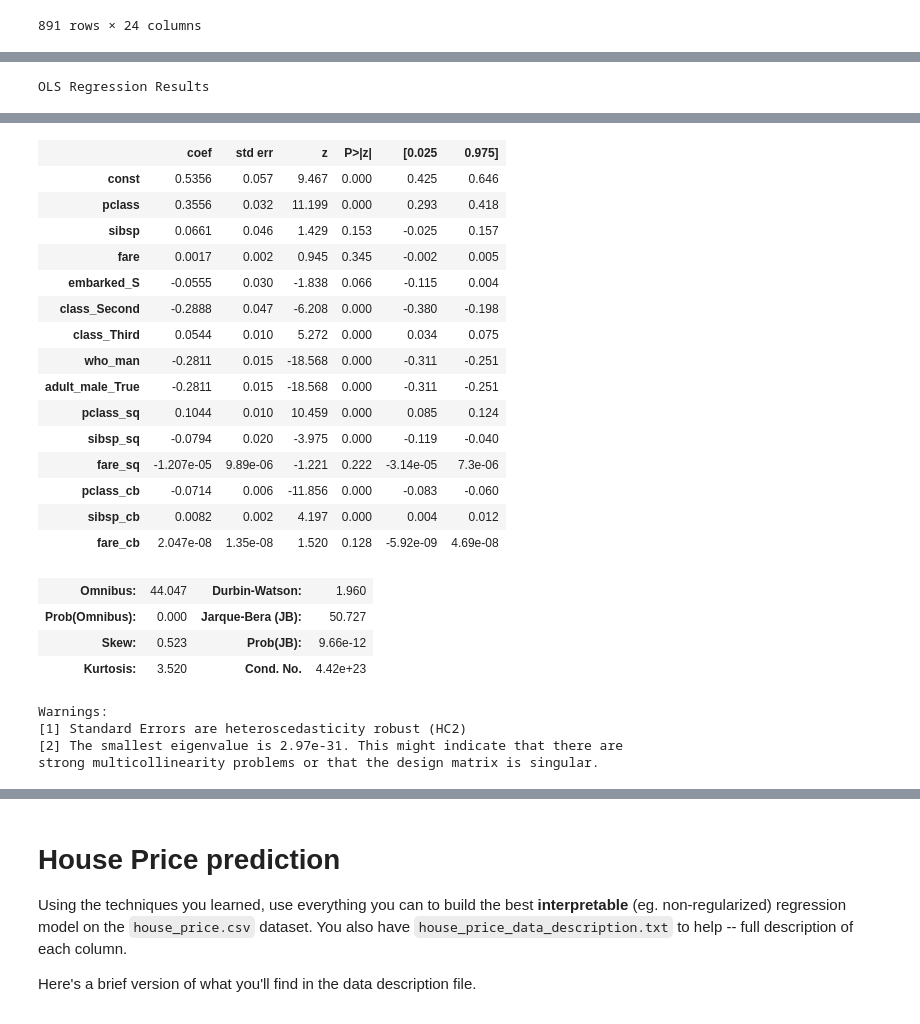
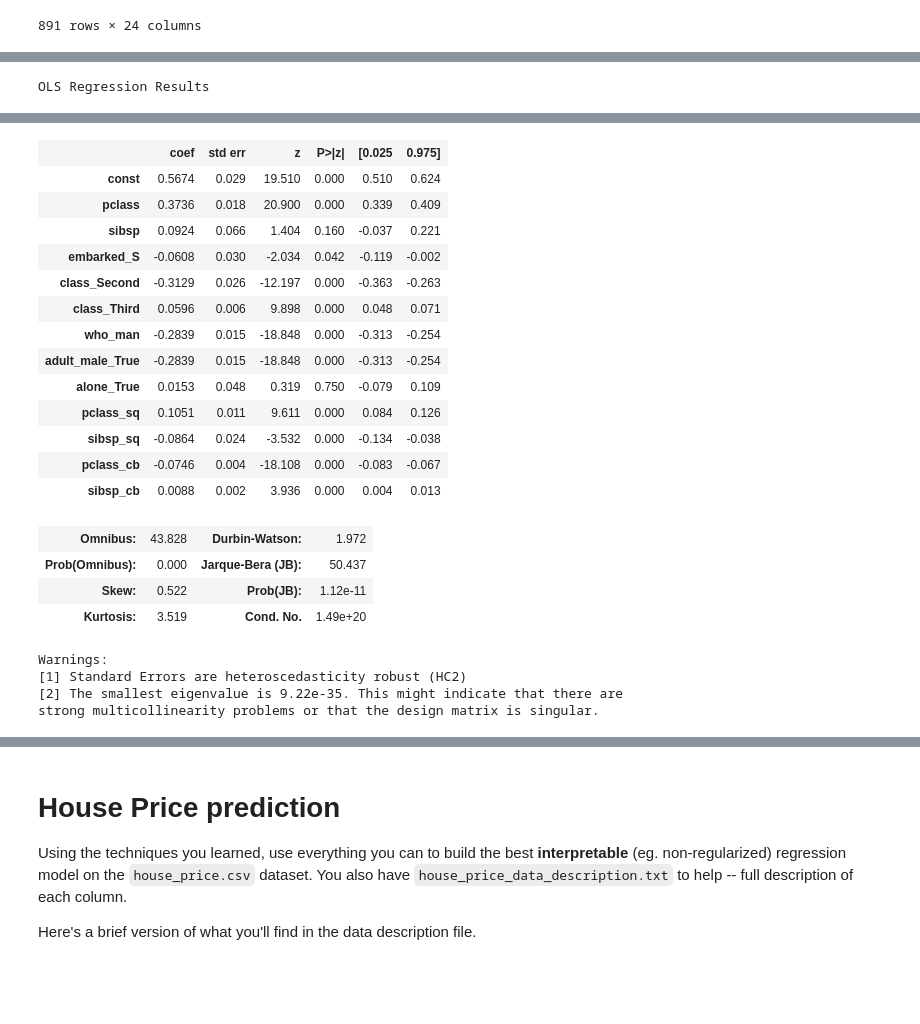
Before and after one commit to cb-ds-1/m3-3-engineering-regression, a Jupyter notebook: workshop.ipynb, the cells around one changed output, grey strips where cells are left out. Drawn from its saved outputs; the diff is of its cells as text; code cells hidden in the pictures; blank space fills up the shorter version.

```diff
--- a/workshop.ipynb
+++ b/workshop.ipynb
@@ -297,33 +230,0 @@ X["age"].isnull().sum()
-# %%
-# df = sns.load_dataset('titanic')
-# df['deck'] = df['deck'].fillna(0)
-
-# Dropping 'survived' because target variable
-# Dropping 'alive' because same as target variable
-# Dropping 'deck' because 77% of data missing
-# Dropping 'embark_town' because same as 'embarked'
-X = df.drop(columns = ['survived', 'alive', 'deck', 'embark_town'], axis=1)
-y = df['survived']
-
-X.head()
-
-
-cat_var = ['sex', 'embarked', 'class', 'who', 'adult_male', 'alone'] #onehotencode
-con_var = ['pclass', 'age', 'sibsp', 'parch', 'fare'] #going to square and cube
-# can build a forloop
-
-# replacing the 177 nans in age
-mean = X["age"].mean()
-std = X["age"].std()
-is_null = X["age"].isnull().sum()
-# compute random numbers between the mean, std and is_null
-rand_age = np.random.randint(mean - std, mean + std, size = is_null)
-# fill NaN values in Age column with random values generated
-age_slice = X["age"].copy()
-age_slice[np.isnan(age_slice)] = rand_age
-X["age"] = age_slice
-X["age"] = X["age"].astype(int)
-X["age"].isnull().sum()
-
-ohe = pd.get_dummies(data=X, columns=cat_var, drop_first=True)
-ohe
@@ -467,8 +353,8 @@ Warnings:
 strong multicollinearity problems or that the design matrix is singular.
 # %%
-# now we begin dropping the VERY insignificant ones:
+# For this model2 --> now we begin dropping the VERY insignificant ones:
 
-X_model2 = new_df.drop(columns=['parch_cb', 'age_cb', 'parch_sq', 'age_sq', 'alone_True', 'who_woman', 'embarked_Q', 'sex_male', 'parch', 'age'], axis = 1)
+X_model2 = new_df.drop(columns=['parch_cb', 'age_cb', 'parch_sq', 'age_sq', 'who_woman', 'embarked_Q', 'sex_male', 'parch', 'age', 'fare_cb', 'fare_sq', 'fare'], axis = 1)
 
 y = df['survived']
 
@@ -487,26 +373,24 @@ OLS Regression Results
 | Covariance Type: | HC2 |  |  |
 |  | coef | std err | z | P>|z| | [0.025 | 0.975] |
-| const | 0.5356 | 0.057 | 9.467 | 0.000 | 0.425 | 0.646 |
-| pclass | 0.3556 | 0.032 | 11.199 | 0.000 | 0.293 | 0.418 |
-| sibsp | 0.0661 | 0.046 | 1.429 | 0.153 | -0.025 | 0.157 |
-| fare | 0.0017 | 0.002 | 0.945 | 0.345 | -0.002 | 0.005 |
-| embarked_S | -0.0555 | 0.030 | -1.838 | 0.066 | -0.115 | 0.004 |
-| class_Second | -0.2888 | 0.047 | -6.208 | 0.000 | -0.380 | -0.198 |
-| class_Third | 0.0544 | 0.010 | 5.272 | 0.000 | 0.034 | 0.075 |
-| who_man | -0.2811 | 0.015 | -18.568 | 0.000 | -0.311 | -0.251 |
-| adult_male_True | -0.2811 | 0.015 | -18.568 | 0.000 | -0.311 | -0.251 |
-| pclass_sq | 0.1044 | 0.010 | 10.459 | 0.000 | 0.085 | 0.124 |
-| sibsp_sq | -0.0794 | 0.020 | -3.975 | 0.000 | -0.119 | -0.040 |
-| fare_sq | -1.207e-05 | 9.89e-06 | -1.221 | 0.222 | -3.14e-05 | 7.3e-06 |
-| pclass_cb | -0.0714 | 0.006 | -11.856 | 0.000 | -0.083 | -0.060 |
-| sibsp_cb | 0.0082 | 0.002 | 4.197 | 0.000 | 0.004 | 0.012 |
-| fare_cb | 2.047e-08 | 1.35e-08 | 1.520 | 0.128 | -5.92e-09 | 4.69e-08 |
+| const | 0.5674 | 0.029 | 19.510 | 0.000 | 0.510 | 0.624 |
+| pclass | 0.3736 | 0.018 | 20.900 | 0.000 | 0.339 | 0.409 |
+| sibsp | 0.0924 | 0.066 | 1.404 | 0.160 | -0.037 | 0.221 |
+| embarked_S | -0.0608 | 0.030 | -2.034 | 0.042 | -0.119 | -0.002 |
+| class_Second | -0.3129 | 0.026 | -12.197 | 0.000 | -0.363 | -0.263 |
+| class_Third | 0.0596 | 0.006 | 9.898 | 0.000 | 0.048 | 0.071 |
+| who_man | -0.2839 | 0.015 | -18.848 | 0.000 | -0.313 | -0.254 |
+| adult_male_True | -0.2839 | 0.015 | -18.848 | 0.000 | -0.313 | -0.254 |
+| alone_True | 0.0153 | 0.048 | 0.319 | 0.750 | -0.079 | 0.109 |
+| pclass_sq | 0.1051 | 0.011 | 9.611 | 0.000 | 0.084 | 0.126 |
+| sibsp_sq | -0.0864 | 0.024 | -3.532 | 0.000 | -0.134 | -0.038 |
+| pclass_cb | -0.0746 | 0.004 | -18.108 | 0.000 | -0.083 | -0.067 |
+| sibsp_cb | 0.0088 | 0.002 | 3.936 | 0.000 | 0.004 | 0.013 |
-| Omnibus: | 44.047 | Durbin-Watson: | 1.960 |
-| Prob(Omnibus): | 0.000 | Jarque-Bera (JB): | 50.727 |
-| Skew: | 0.523 | Prob(JB): | 9.66e-12 |
-| Kurtosis: | 3.520 | Cond. No. | 4.42e+23 |
+| Omnibus: | 43.828 | Durbin-Watson: | 1.972 |
+| Prob(Omnibus): | 0.000 | Jarque-Bera (JB): | 50.437 |
+| Skew: | 0.522 | Prob(JB): | 1.12e-11 |
+| Kurtosis: | 3.519 | Cond. No. | 1.49e+20 |
 Warnings:
 [1] Standard Errors are heteroscedasticity robust (HC2)
-[2] The smallest eigenvalue is 2.97e-31. This might indicate that there are
+[2] The smallest eigenvalue is 9.22e-35. This might indicate that there are
 strong multicollinearity problems or that the design matrix is singular.
 # %%
```
Also changed, not shown: parts of 71 cells of this notebook.
